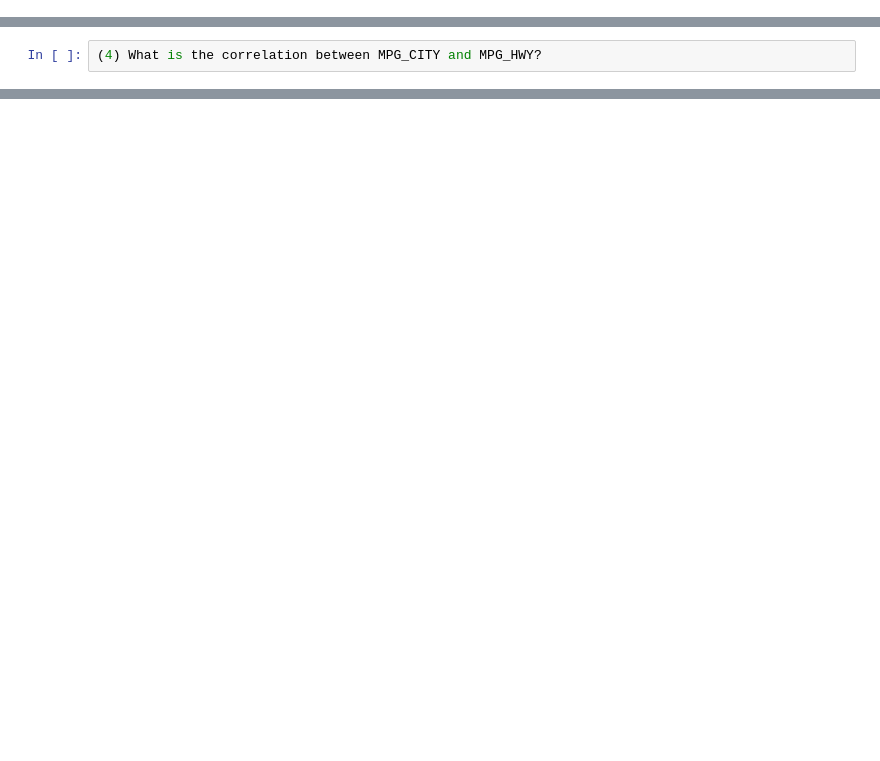
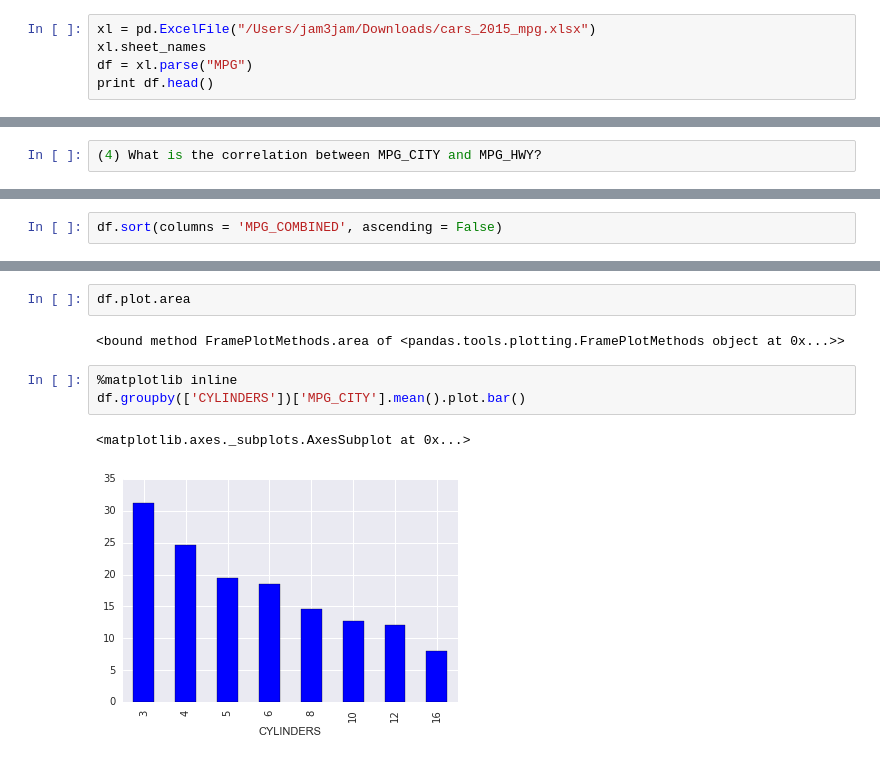
Before and after one commit to brettswan/General-Assembly-Projects, a Jupyter notebook: curriculum/week-01/5.0-recap/5.0-Data_Exercise_Correlation.ipynb, the cells around one changed output, grey strips where cells are left out. Cells and saved outputs as stored; diff of their text form; blank space fills up the shorter version.

```diff
--- a/curriculum/week-01/5.0-recap/5.0-Data_Exercise_Correlation.ipynb
+++ b/curriculum/week-01/5.0-recap/5.0-Data_Exercise_Correlation.ipynb
@@ -4,0 +8,5 @@ The dataset provided contains information about MPG and CO2 emission of 2015 car
+# %%
+xl = pd.ExcelFile("/Users/jam3jam/Downloads/cars_2015_mpg.xlsx")
+xl.sheet_names
+df = xl.parse("MPG")
+print df.head()
@@ -12,0 +200,2 @@ The dataset provided contains information about MPG and CO2 emission of 2015 car
+# %%
+df.sort(columns = 'MPG_COMBINED', ascending = False)
@@ -12,0 +234,10 @@ The dataset provided contains information about MPG and CO2 emission of 2015 car
+# %%
+df.plot.area
+# %% [output]
+<bound method FramePlotMethods.area of <pandas.tools.plotting.FramePlotMethods object at 0x...>>
+# %%
+%matplotlib inline
+df.groupby(['CYLINDERS'])['MPG_CITY'].mean().plot.bar()
+# %% [output]
+<matplotlib.axes._subplots.AxesSubplot at 0x...>
+[figure, added]
```
Also changed, not shown: parts of 21 cells of this notebook, 4 other files.
